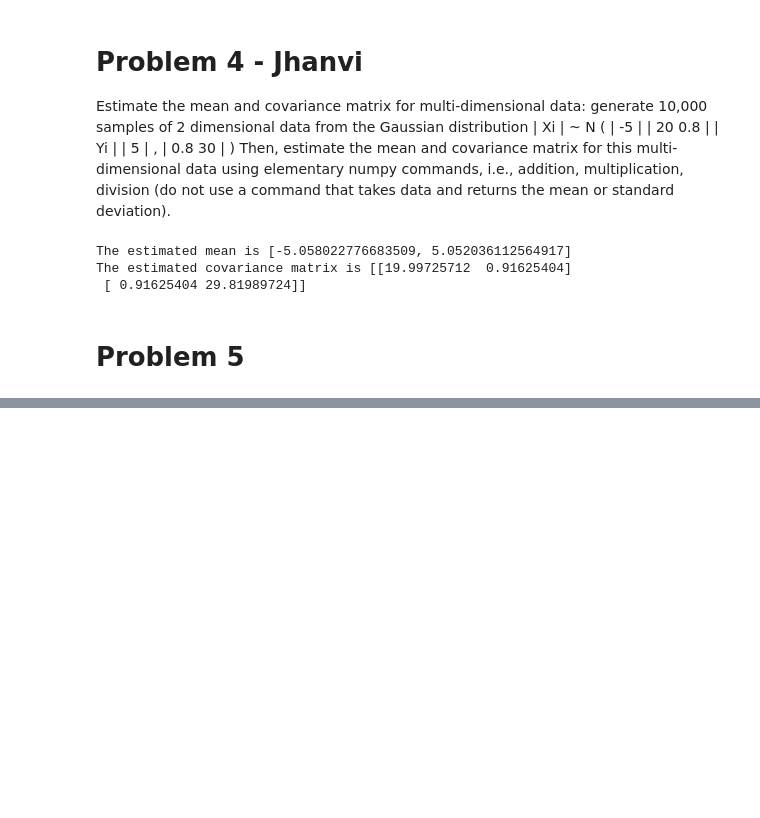
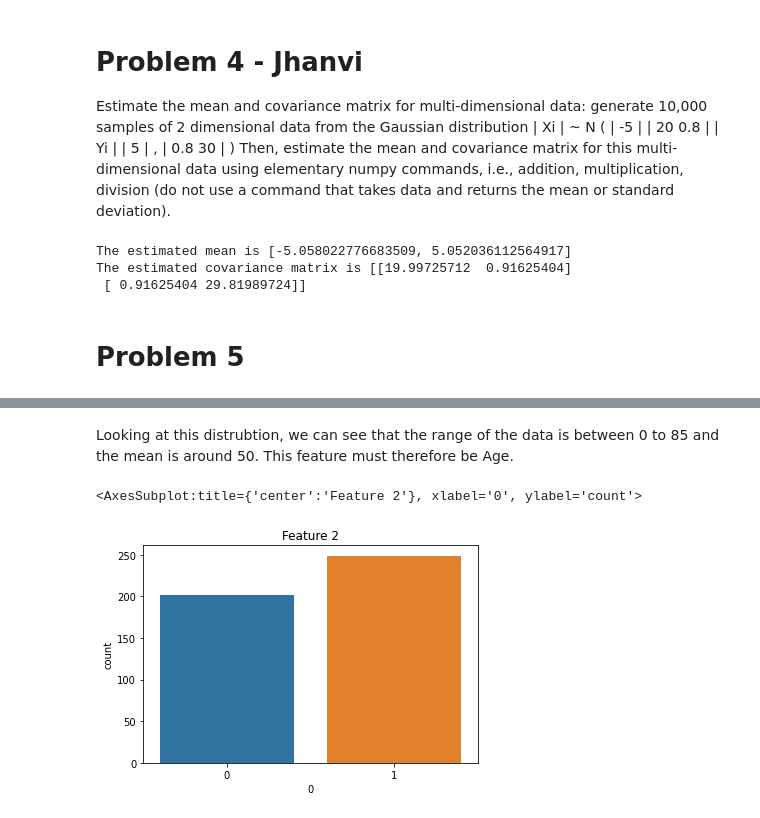
Before and after one commit to JacksonPaull/ee_460j_dslab, a Jupyter notebook: 01_lab/programming_questions.ipynb, the cells around one changed output, grey strips where cells are left out. Drawn from its saved outputs; the diff is of its cells as text; code cells hidden in the pictures; blank space fills up the shorter version.

```diff
--- a/01_lab/programming_questions.ipynb
+++ b/01_lab/programming_questions.ipynb
@@ -177,0 +220,8 @@ The estimated covariance matrix is [[19.99725712  0.91625404]
+# %% [markdown]
+Looking at this distrubtion, we can see that the range of the data is between 0 to 85 and the mean is around 50.  This feature must therefore be Age.
+# %%
+plt.title("Feature 2")
+sns.countplot(x=data.iloc[:,1])
+# %% [output]
+<AxesSubplot:title={'center':'Feature 2'}, xlabel='0', ylabel='count'>
+[figure, added]
```
Also changed, not shown: parts of 20 cells of this notebook.
